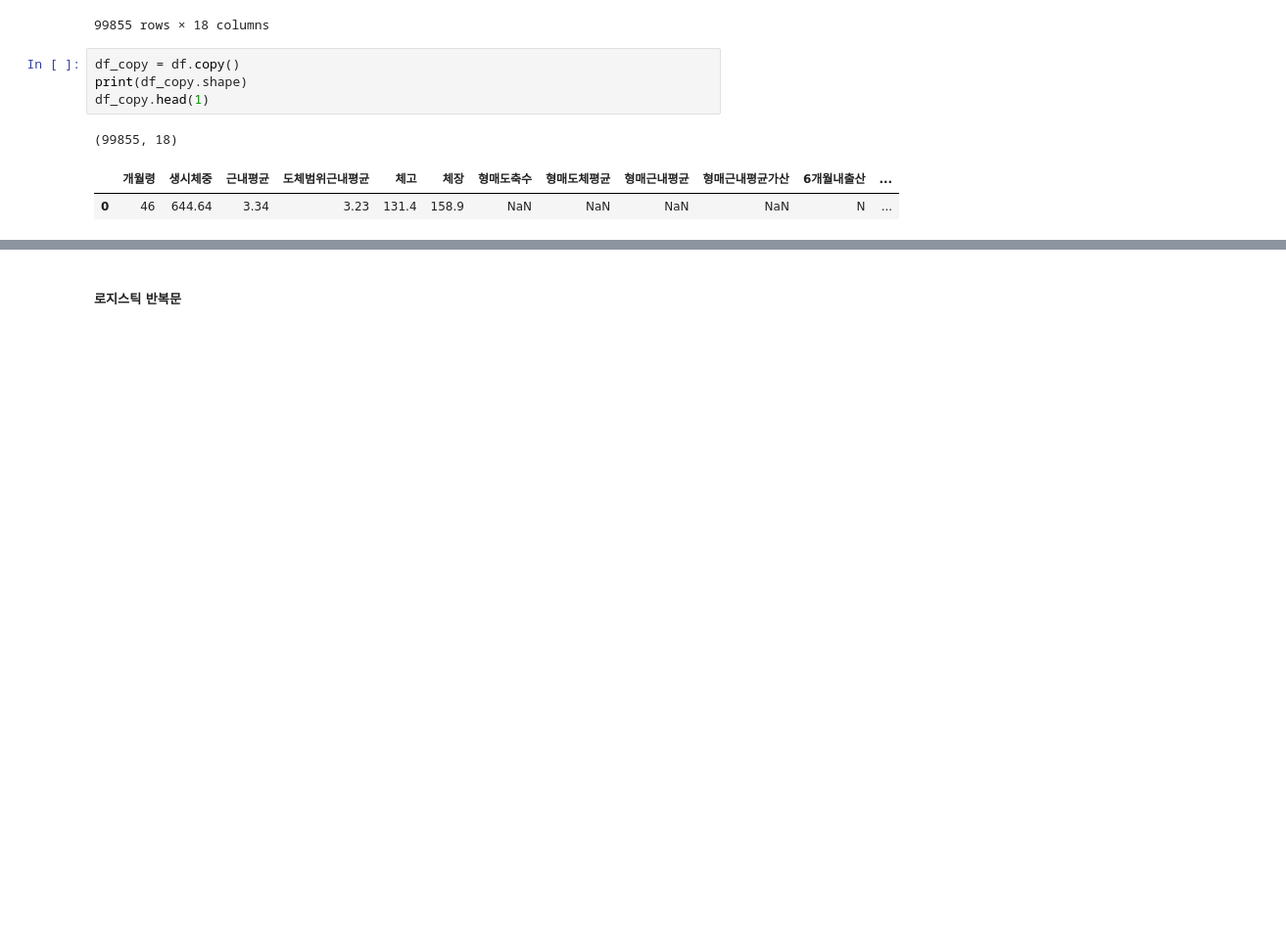
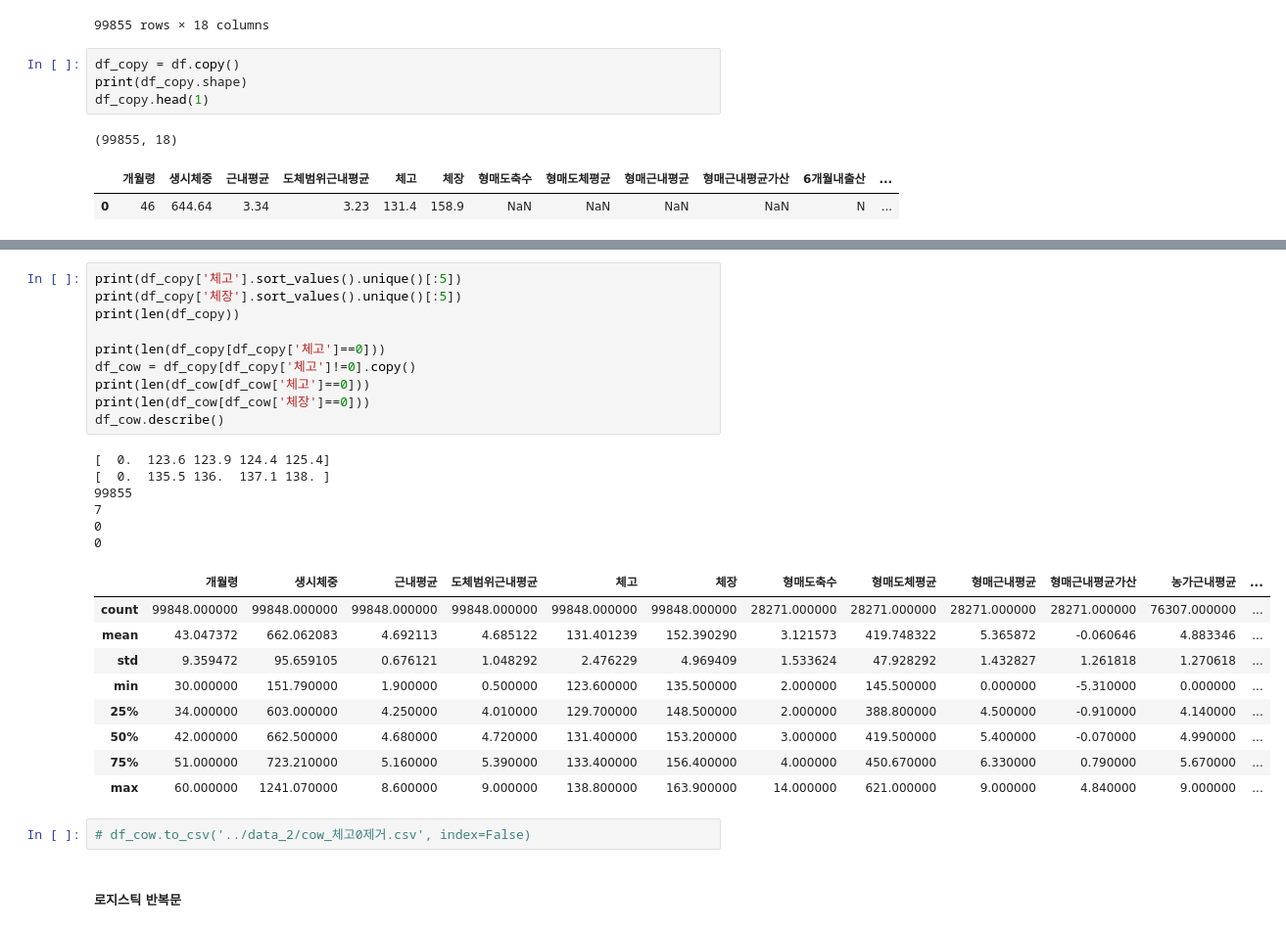
Before and after one commit to tabjun/from-22-to-23-project, a Jupyter notebook: Cow intramuscular fat/4차 시도_2023_10월 이후/full_data_logistic.ipynb, the cells around one changed output, grey strips where cells are left out. Shown at 98% size. Cells and saved outputs as stored; diff of their text form; blank space fills up the shorter version.

```diff
--- a/Cow intramuscular fat/4차 시도_2023_10월 이후/full_data_logistic.ipynb
+++ b/Cow intramuscular fat/4차 시도_2023_10월 이후/full_data_logistic.ipynb
@@ -34,2 +58,30 @@ df_copy.head(1)
+# %%
+print(df_copy['체고'].sort_values().unique()[:5])
+print(df_copy['체장'].sort_values().unique()[:5])
+print(len(df_copy))
+
+print(len(df_copy[df_copy['체고']==0]))
+df_cow = df_copy[df_copy['체고']!=0].copy()
+print(len(df_cow[df_cow['체고']==0]))
+print(len(df_cow[df_cow['체장']==0]))
+df_cow.describe()
+# %% [output]
+[  0.  123.6 123.9 124.4 125.4]
+[  0.  135.5 136.  137.1 138. ]
+99855
+7
+0
+0
+|  | 개월령 | 생시체중 | 근내평균 | 도체범위근내평균 | 체고 | 체장 | 형매도축수 | 형매도체평균 | 형매근내평균 | 형매근내평균가산 | 농가근내평균 | ... |
+| count | 99848.000000 | 99848.000000 | 99848.000000 | 99848.000000 | 99848.000000 | 99848.000000 | 28271.000000 | 28271.000000 | 28271.000000 | 28271.000000 | 76307.000000 | ... |
+| mean | 43.047372 | 662.062083 | 4.692113 | 4.685122 | 131.401239 | 152.390290 | 3.121573 | 419.748322 | 5.365872 | -0.060646 | 4.883346 | ... |
+| std | 9.359472 | 95.659105 | 0.676121 | 1.048292 | 2.476229 | 4.969409 | 1.533624 | 47.928292 | 1.432827 | 1.261818 | 1.270618 | ... |
+| min | 30.000000 | 151.790000 | 1.900000 | 0.500000 | 123.600000 | 135.500000 | 2.000000 | 145.500000 | 0.000000 | -5.310000 | 0.000000 | ... |
+| 25% | 34.000000 | 603.000000 | 4.250000 | 4.010000 | 129.700000 | 148.500000 | 2.000000 | 388.800000 | 4.500000 | -0.910000 | 4.140000 | ... |
+| 50% | 42.000000 | 662.500000 | 4.680000 | 4.720000 | 131.400000 | 153.200000 | 3.000000 | 419.500000 | 5.400000 | -0.070000 | 4.990000 | ... |
+| 75% | 51.000000 | 723.210000 | 5.160000 | 5.390000 | 133.400000 | 156.400000 | 4.000000 | 450.670000 | 6.330000 | 0.790000 | 5.670000 | ... |
+| max | 60.000000 | 1241.070000 | 8.600000 | 9.000000 | 138.800000 | 163.900000 | 14.000000 | 621.000000 | 9.000000 | 4.840000 | 9.000000 | ... |
+# %%
+# df_cow.to_csv('../data_2/cow_체고0제거.csv', index=False)
 # %% [markdown]
 ##### 로지스틱 반복문
```
Also changed, not shown: parts of 17 cells of this notebook.
